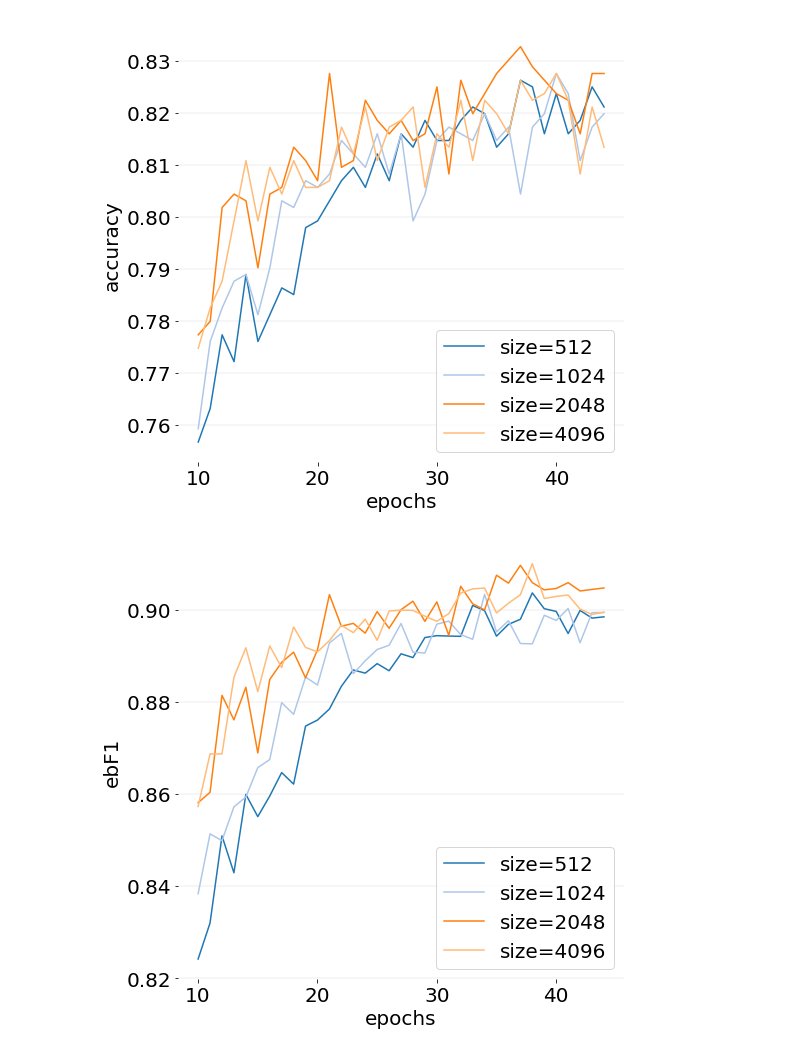
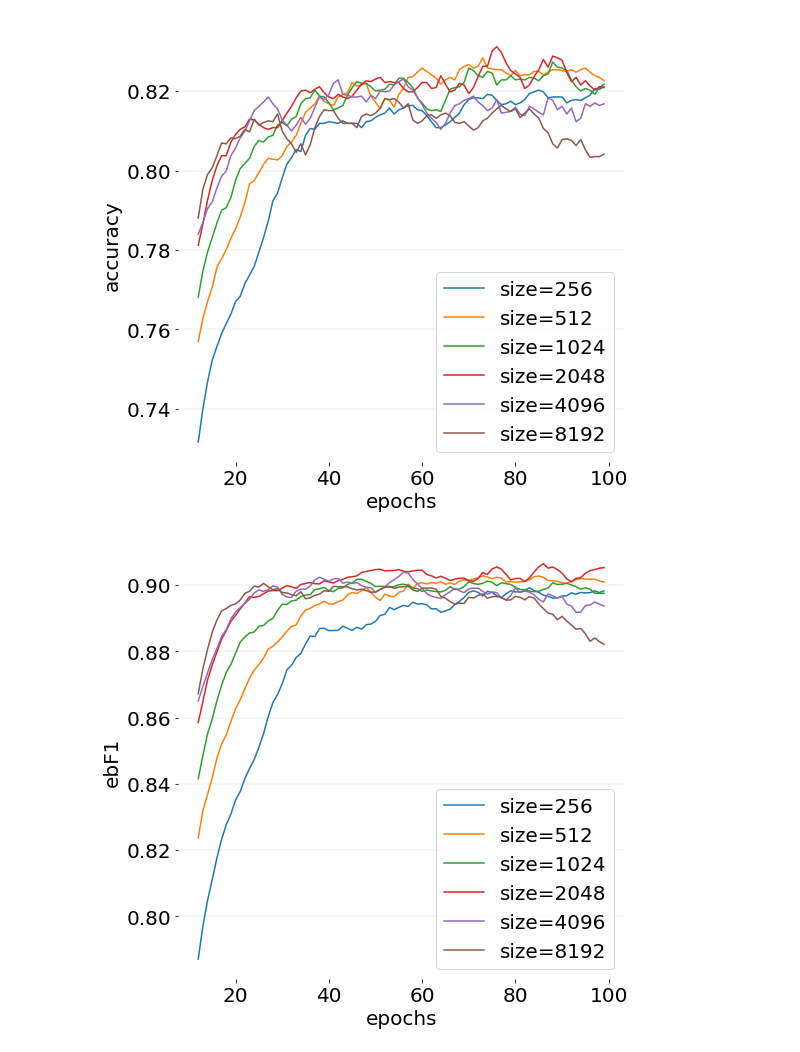
Before and after one commit to jpbottaro/anna, a Jupyter notebook: notebook/text/experiments/network-size.ipynb, the cells around one changed output. Saved outputs shown, nothing was run; the diff lists cells and outputs as text; code cells hidden in the pictures.

Commit message:
notebook: expand experiments on network sizes

```diff
--- a/notebook/text/experiments/network-size.ipynb
+++ b/notebook/text/experiments/network-size.ipynb
@@ -26,24 +26,25 @@ train_docs, test_docs, unused_docs, labels = reuters.fetch_and_parse(DATA_DIR)
 
 # Standard Reuters Config
 val_size = 777
-epochs = 40
+epochs = 200
 shuffle = 10000
 eval_every = 100
 # %%
 # Create MLP classifier
 for layers in range(4):
-    for size in [512, 1024, 2048, 4096]:
+    sizes = [256, 512, 1024, 2048, 4096, 8192] if layers == 2 else [2048]
+    for size in sizes:
         model = models.AVGxBR(DATA_DIR, labels, layers=layers, hidden_size=size,
-                              name="avg_br_{}_{}".format(layers, size),
+                              name="{}_{}".format(layers, size),
                               folder_name="model-sizes")
 
         # Train and evaluate
         print("Model: {}, Layers: {}, Size: {}".format(model, layers, size))
-        model.train(train_docs, test_docs,
+        model.train(train_docs, test_docs=None,
                     val_size=val_size, epochs=epochs, shuffle=shuffle, eval_every=eval_every)
 
-    # Delete to save memory
-    del model
+        # Delete to save memory
+        del model
 # %%
 model_path = os.path.join(DATA_DIR, "model-sizes")
 metrics_path = os.path.join(model_path, "metrics.json")
@@ -58,6 +59,7 @@ with open(metrics_path, "w") as f:
 #    metrics = json.load(f)
 # %%
 num_epochs = min([len(m["val"]["perf/accuracy"]) for m in metrics.values()])
+num_epochs = min([num_epochs, 100])
 # %%
 remove_first = 10
 
@@ -67,9 +69,13 @@ for metric_name in ["perf/accuracy", "perf/ebF1", "perf/miF1"]:
 
     all_layers = set()
     for name, metric in sorted(metrics.items()):
-        start = len("avg_br_")
-        layers = int(name[start:start+1])
-        y = [m[1] for m in metric["val"][metric_name][remove_first:num_epochs]]
+        layers, size = map(int, name.split("_"))
+        if size != 2048:
+            continue
+
+        y = [m[1] for m in metric["val"][metric_name]]
+        y = plots.moving_average(y, window=6)
+        y = y[remove_first:num_epochs]
 
         if layers not in all_layers:
             label = "layers={}".format(layers)
@@ -87,20 +93,22 @@ for metric_name in ["perf/accuracy", "perf/ebF1", "perf/miF1"]:
 # %%
-remove_first = 10
+remove_first = 12
 
 x = range(num_epochs)[remove_first:]
 for metric_name in ["perf/accuracy", "perf/ebF1", "perf/miF1"]:
     pre, ax = plots.subplots(figsize=[8, 8], xlabel="epochs", ylabel=metric_name[len("perf/"):])
 
-    values = sorted(metrics.items(), key=lambda a: int(a[0][len("avg_br_x_"):]))
+    i = 0
+    values = sorted(metrics.items(), key=lambda a: int(a[0][len("x_"):]))
     for name, metric in values:
-        start = len("avg_br_")
-        layers = int(name[start:start+1])
-        size = int(name[start+2:])
+        layers, size = map(int, name.split("_"))
         if layers == 2:
-            y = [m[1] for m in metric["val"][metric_name][remove_first:num_epochs]]
-            plots.plot(ax, x, y, label="size={}".format(size))
+            y = [m[1] for m in metric["val"][metric_name]]
+            y = plots.moving_average(y, window=6)
+            y = y[remove_first:num_epochs]
+            plots.plot(ax, x, y, color=i, label="size={}".format(size))
+            i += 2
 
     ax.legend(loc=4)
 # %% [output]
-[figure, old version]
+[figure, new version]
-[figure, old version]
+[figure, new version]
```
Also changed, not shown: parts of 2 cells of this notebook.
